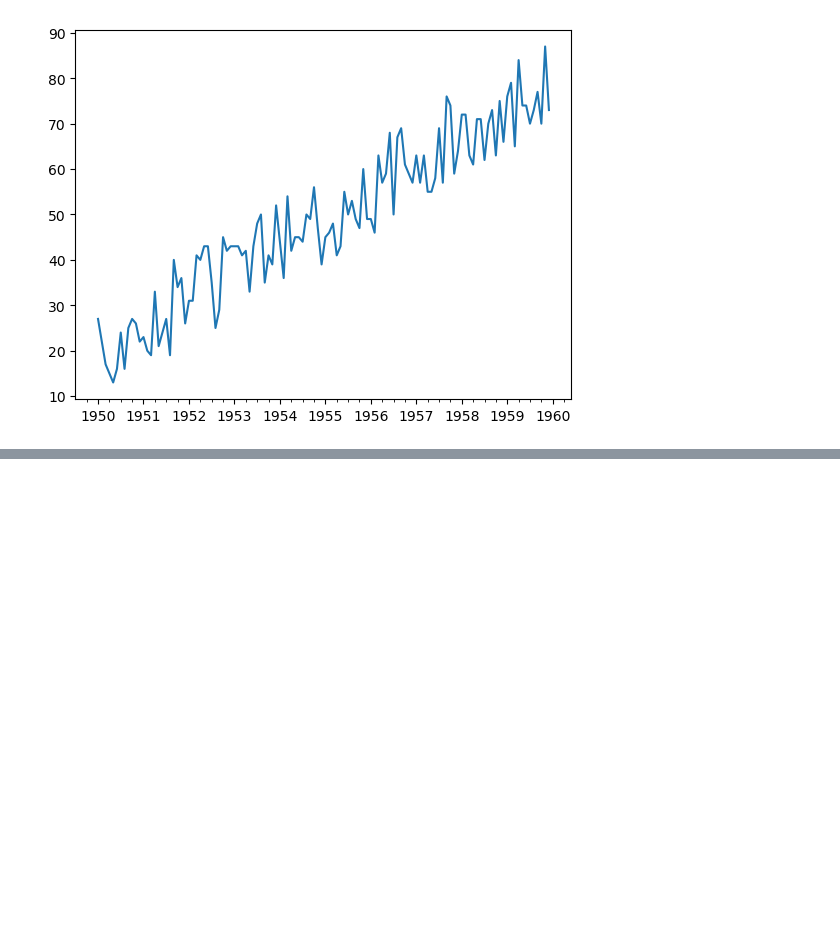
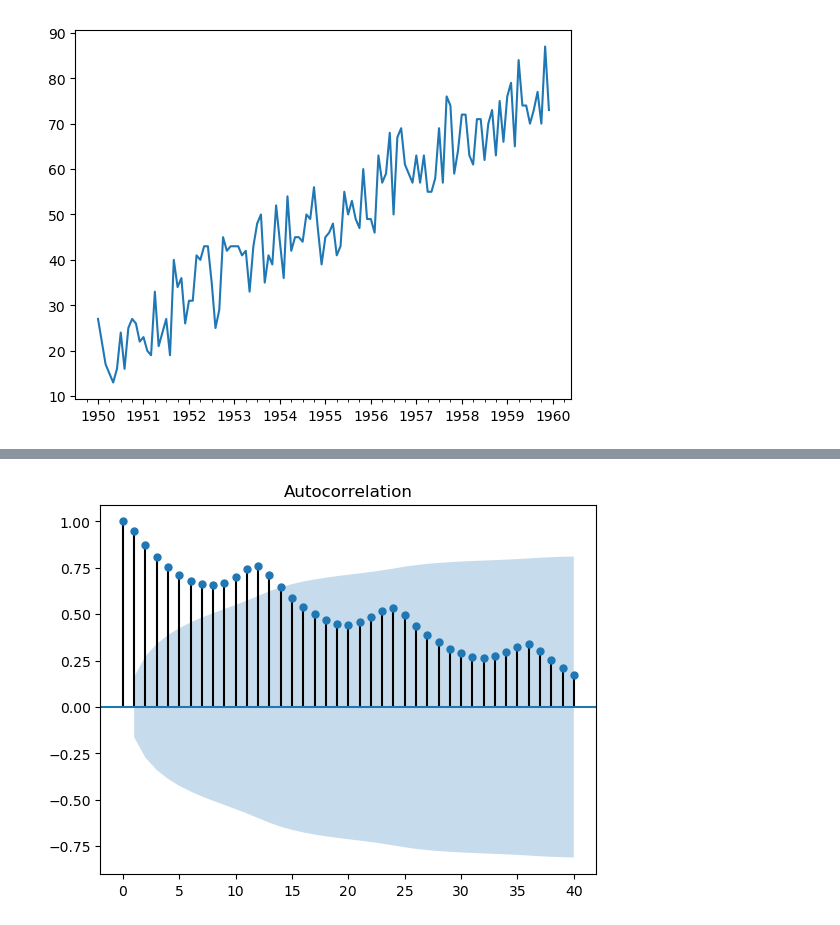
Before and after one commit to Menezes-Gus/Python-for-Time-Series-Data-Analysis, a Jupyter notebook: UDEMY_TSA_FINAL/06-General-Forecasting-Models/hands_on.ipynb, the cells around one changed output, grey strips where cells are left out. Saved outputs shown, nothing was run; the diff lists cells and outputs as text; code cells hidden in the pictures; blank space fills up the shorter version.

```diff
--- a/UDEMY_TSA_FINAL/06-General-Forecasting-Models/hands_on.ipynb
+++ b/UDEMY_TSA_FINAL/06-General-Forecasting-Models/hands_on.ipynb
@@ -192,0 +289,4 @@ df2['b'].plot()
+# %%
+plot_acf(df1['Thousands of Passengers'], lags=40);
+# %% [output]
+[figure, added]
```
Also changed, not shown: parts of 210 cells of this notebook.
